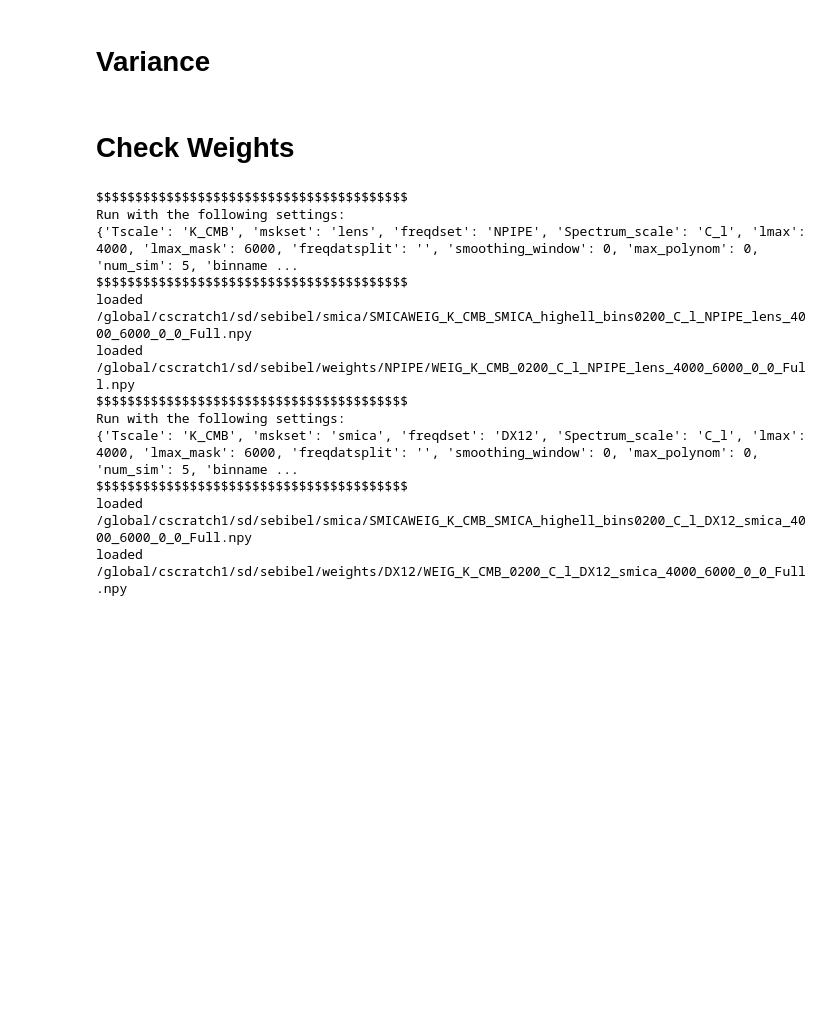
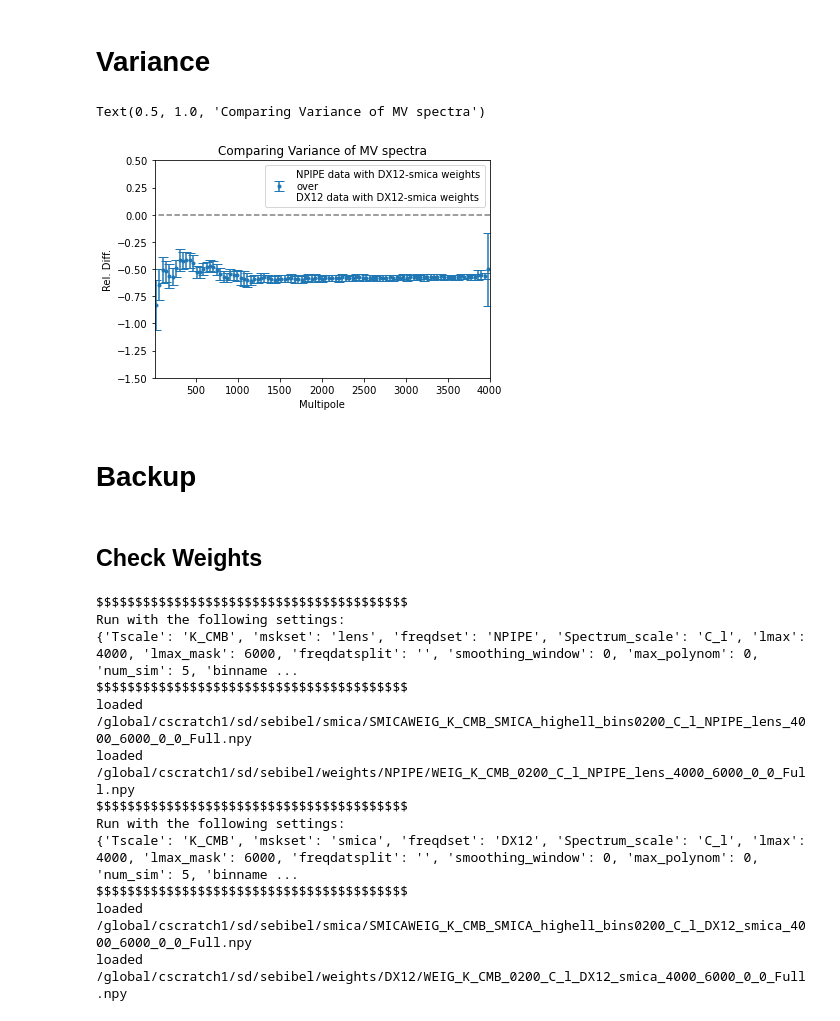
Before and after one commit to Sebastian-Belkner/component_separation, a Jupyter notebook: notebooks/Check Improvement.ipynb, the cells around one changed output. Drawn from its saved outputs; the diff is of its cells as text; code cells hidden in the pictures; blank space fills up the shorter version.

```diff
--- a/notebooks/Check Improvement.ipynb
+++ b/notebooks/Check Improvement.ipynb
@@ -275,0 +340,13 @@ W_total_propag = np.loadtxt("/global/homes/s/sebibel/ext/smica_propagation/weigh
+# %%
+M_spectrum_type_c = 'JC'
+M_freqdset_c = 'DX12'
+M_maskset_c = 'smica'
+
+maps_c = maps[M_freqdset_c]
+apo = M_spectrum_type_c == 'pseudo'
+M_mask_c = mask[M_maskset_c][M_spectrum_type_c]
+beam = beamf[M_freqdset_c]
+
+W_freqdset_c = 'DX12'
+W_maskset_c = 'smica'
+W_spectrum_type_c = 'JC'
@@ -311,36 +441,42 @@ loaded /global/cscratch1/sd/sebibel/misc/MVmap_Npipe_lens_smicapropagweights.npy
 # %% [markdown]
 # Variance
 # %%
-ll = np.arange(0,4000,1)
-approx_variance_NPDXsmica = 2 * C_lmin_NPlensDXsmica[EBidx,:] * C_lmin_NPlensDXsmica[EBidx,:]/((2*ll+1)*0.67)
-approx_variance_NPlens = 2 * NP_lensclmin[EBidx,:] * NP_lensclmin[EBidx,:]/((2*ll+1)*0.67)
-approx_variance_NPpropag = 2 * propag_smica_C_lmin_sc[EBidx,:] * propag_smica_C_lmin_sc[EBidx,:]/((2*ll+1)*0.67)
+ll = np.arange(0,4001,1)
+EBidx=1
+approx_variance_NLDS = 2 * ClTcombNLDS[0,EBidx,:] * ClTcombNLDS[0,EBidx,:]/((2*ll+1)*0.67)
+approx_variance_DSDS = 2 * ClTcombDSDS[0,EBidx,:] * ClTcombDSDS[0,EBidx,:]/((2*ll+1)*0.97)
+# approx_variance_NPpropag = 2 * propag_smica_C_lmin_sc[EBidx,:] * propag_smica_C_lmin_sc[EBidx,:]/((2*ll+1)*0.67)
 # %%
-%matplotlib widget
+%matplotlib inline
 # plt.plot(approx_variance_NPDXsmica)
 # plt.plot(approx_variance_NPlens)
 
 # plt.plot(approx_variance_NPlens/approx_variance_NPDXsmica-1, label= 'NPIPE data with NPIPE-lens weights\nover\nNPIPE data with DX12-smica weights')
 # plt.plot(approx_variance_NPlens/approx_variance_NPpropag-1, label= 'NPIPE data with NPIPE-lens weights\nover\nNPIPE data with smica-propag weights')
-mean, std, _ = hpf.std_dev_binned(approx_variance_NPlens/approx_variance_NPDXsmica-1, lmax=4000, binwidth=100, log=False)
-plt.errorbar((_[1:]+_[:-1])/2, mean, yerr=std, fmt='.', capsize=5, label= 'NPIPE data with NPIPE-lens weights\nover\nNPIPE data with DX12-smica weights')
-mean, std, _ = hpf.std_dev_binned(approx_variance_NPlens/approx_variance_NPpropag-1, lmax=4000, binwidth=100, log=False)
-plt.errorbar((_[1:]+_[:-1])/2, mean, yerr=std, fmt='.', capsize=5, label= 'NPIPE data with NPIPE-lens weights\nover\nNPIPE data with smica-propag weights')
+mean, std, _ = hpf.std_dev_binned(approx_variance_NLDS/approx_variance_DSDS-1, lmax=4001, binwidth=100, log=False)
+plt.errorbar((_[1:]+_[:-1])/2, mean, yerr=std, fmt='.', capsize=5, label= 'NPIPE data with DX12-smica weights\nover\nDX12 data with DX12-smica weights')
+# mean, std, _ = hpf.std_dev_binned(approx_variance_NPlens/approx_variance_NPpropag-1, lmax=4000, binwidth=100, log=False)
+# plt.errorbar((_[1:]+_[:-1])/2, mean, yerr=std, fmt='.', capsize=5, label= 'NPIPE data with NPIPE-lens weights\nover\nNPIPE data with smica-propag weights')
 
 # mean, std, _ = hpf.std_dev_binned(NP_lensclmin[EBidx,:]/smica_C_lmin_sc[EBidx,:]-1, lmax=4000, binwidth=50, log=False)
 # plt.errorbar((_[1:]+_[:-1])/2, mean, yerr=std, fmt='.', capsize=5, label= 'NPIPE data with NPIPE-lens weights\nover\nNPIPE data with DX12-smica weights')
 # mean, std, _ = hpf.std_dev_binned(NP_lensclmin[EBidx,:]/propag_smica_C_lmin_sc[EBidx,:]-1, lmax=4000, binwidth=50, log=False)
 # plt.errorbar((_[1:]+_[:-1])/2, mean, yerr=std, fmt='.', capsize=5, label= 'NPIPE data with NPIPE-lens weights\nover\nNPIPE data with smica-propag weights')
 
 
 plt.hlines(0,lmax,0, ls='--', color= 'gray')
-plt.ylim((-0.5,0.5))
+plt.ylim((-1.5,0.5))
 # plt.yscale('log')
 plt.xlim((1e1,4e3))
 plt.legend()
 plt.xlabel('Multipole')
 plt.ylabel('Rel. Diff.')
 plt.title('Comparing Variance of MV spectra')
 # plt.yscale('log')
+# %% [output]
+Text(0.5, 1.0, 'Comparing Variance of MV spectra')
+[figure, added]
+# %% [markdown]
+# Backup
 # %% [markdown]
-# Check Weights
+## Check Weights
```
Also changed, not shown: parts of 45 cells of this notebook, 5 other files.
